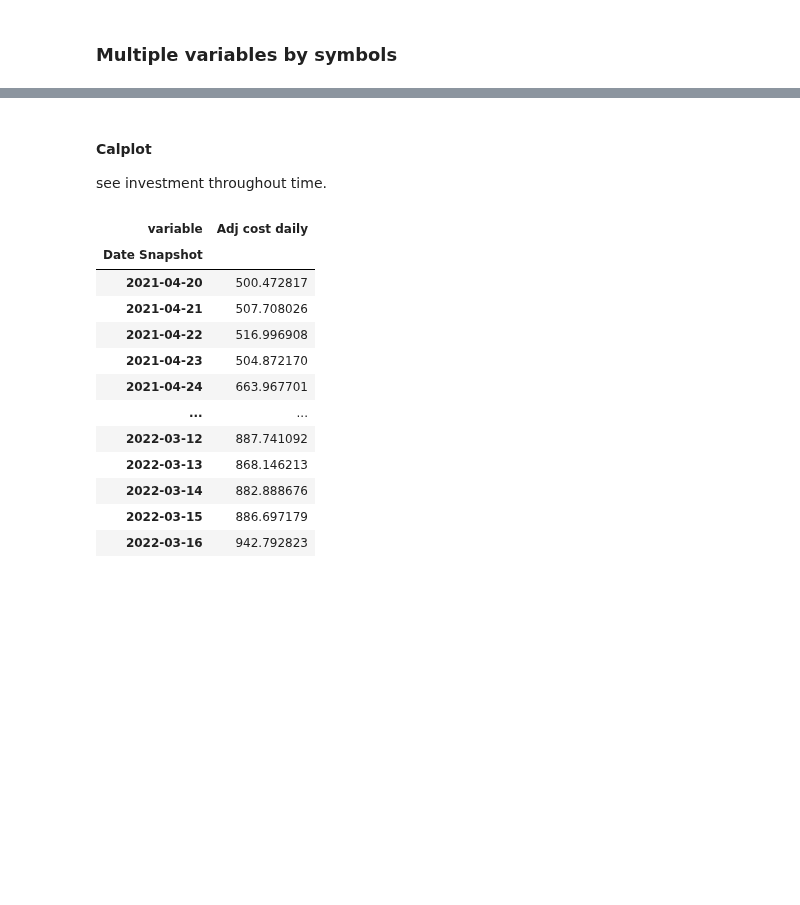
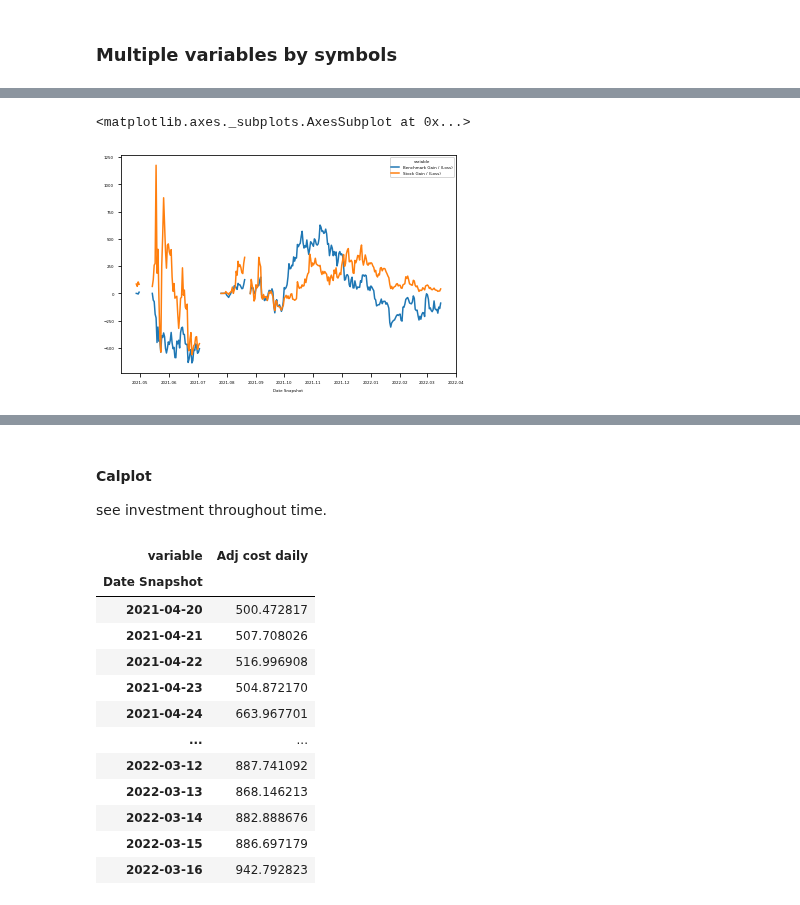
Before and after one commit to giocaizzi/surfingcrypto, a Jupyter notebook: notebooks/portfolio.ipynb, the cells around one changed output, grey strips where cells are left out. Saved outputs shown, nothing was run; the diff lists cells and outputs as text; code cells hidden in the pictures; blank space fills up the shorter version.

```diff
--- a/notebooks/portfolio.ipynb
+++ b/notebooks/portfolio.ipynb
@@ -247,0 +275,8 @@ t.daily_grouped_metrics(
+# %%
+t.daily_grouped_metrics(
+    combined_df, ["Benchmark Gain / (Loss)","Stock Gain / (Loss)"],
+    by_symbol=True
+    )[("value","MATIC")].plot()
+# %% [output]
+<matplotlib.axes._subplots.AxesSubplot at 0x...>
+[figure, added]
```
Also changed, not shown: parts of 10 cells of this notebook, 1 other file.
